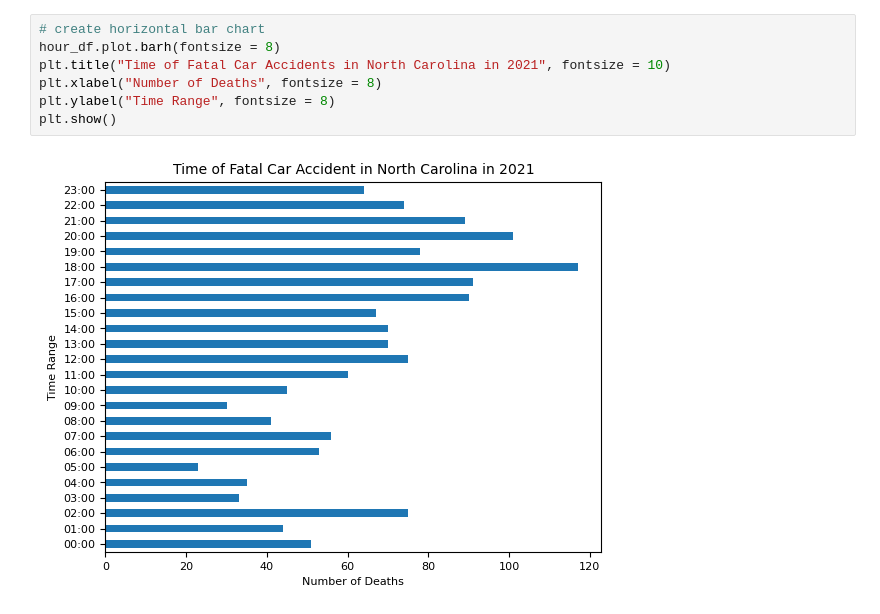
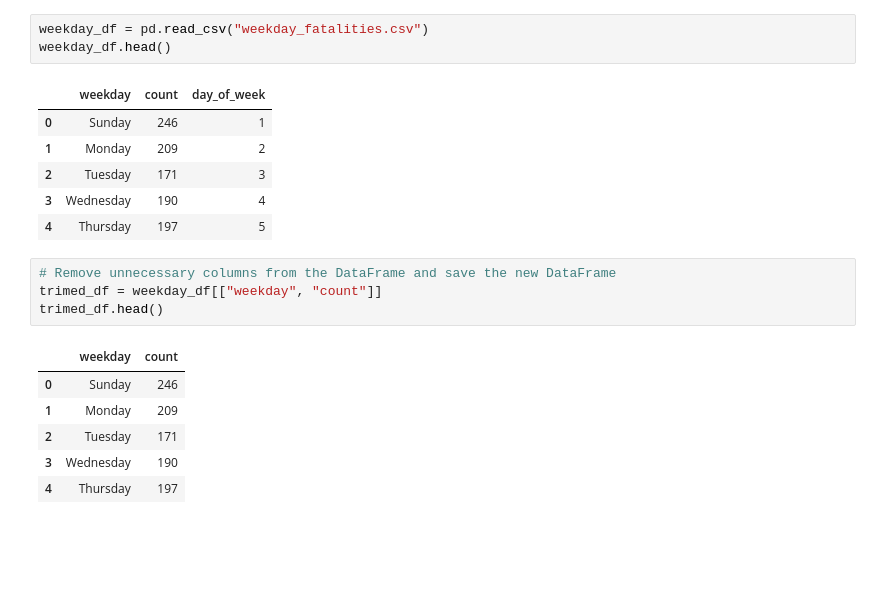
Before and after one commit to AVo7912/fatal_accidents_nc, a Jupyter notebook: NorthCarolina_Accidents.ipynb, the cells around one changed output. Cells and saved outputs as stored; diff of their text form; blank space fills up the shorter version.

```diff
--- a/NorthCarolina_Accidents.ipynb
+++ b/NorthCarolina_Accidents.ipynb
@@ -196,9 +109,21 @@ Name: Number of Deaths, dtype: int64
-# %%
-# create horizontal bar chart
-hour_df.plot.barh(fontsize = 8)
-plt.title("Time of Fatal Car Accidents in North Carolina in 2021", fontsize = 10)
-plt.xlabel("Number of Deaths", fontsize = 8)
-plt.ylabel("Time Range", fontsize = 8)
-plt.show()
-# %% [output]
-[figure, removed]
+# %%
+weekday_df = pd.read_csv("weekday_fatalities.csv")
+weekday_df.head()
+# %% [output]
+|  | weekday | count | day_of_week |
+| 0 | Sunday | 246 | 1 |
+| 1 | Monday | 209 | 2 |
+| 2 | Tuesday | 171 | 3 |
+| 3 | Wednesday | 190 | 4 |
+| 4 | Thursday | 197 | 5 |
+# %%
+# Remove unnecessary columns from the DataFrame and save the new DataFrame
+trimed_df = weekday_df[["weekday", "count"]]
+trimed_df.head()
+# %% [output]
+|  | weekday | count |
+| 0 | Sunday | 246 |
+| 1 | Monday | 209 |
+| 2 | Tuesday | 171 |
+| 3 | Wednesday | 190 |
+| 4 | Thursday | 197 |
```
Also changed, not shown: parts of 13 cells of this notebook.
